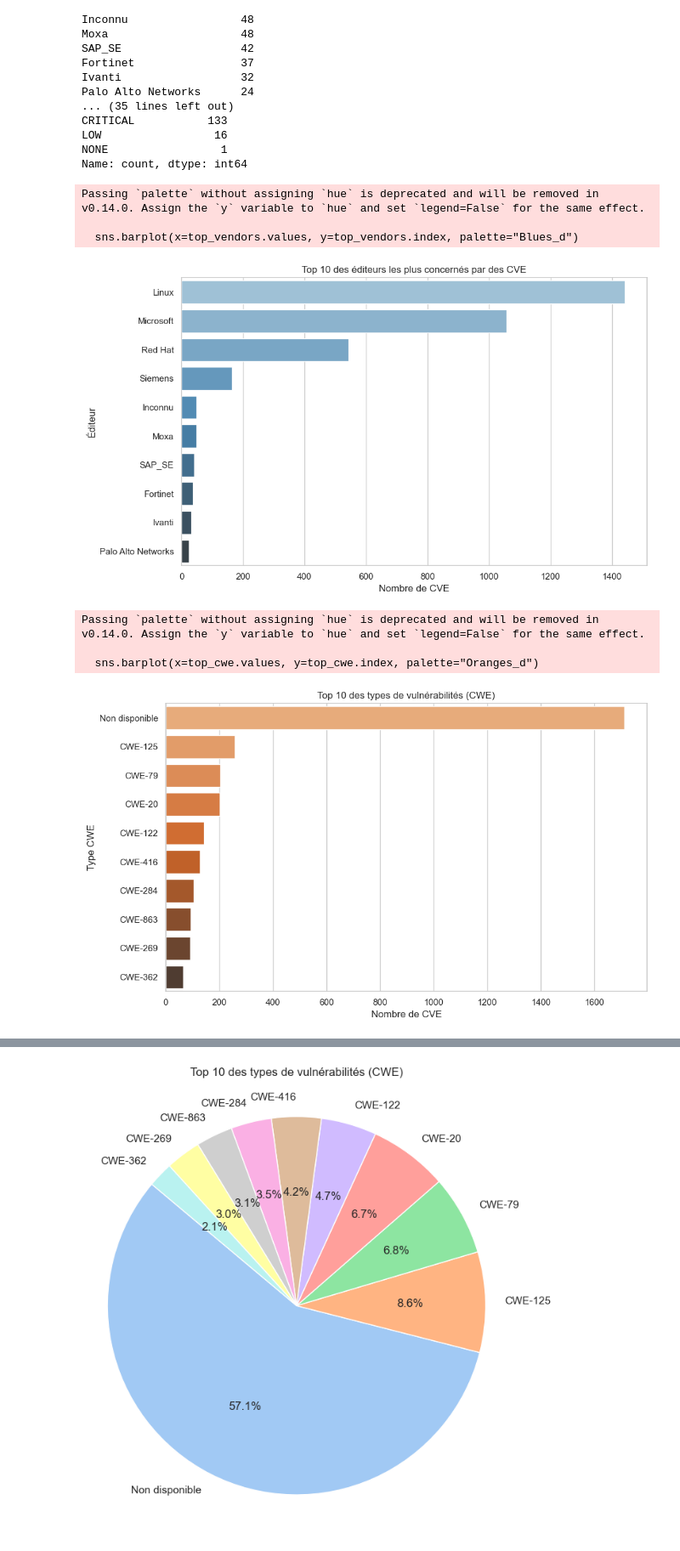
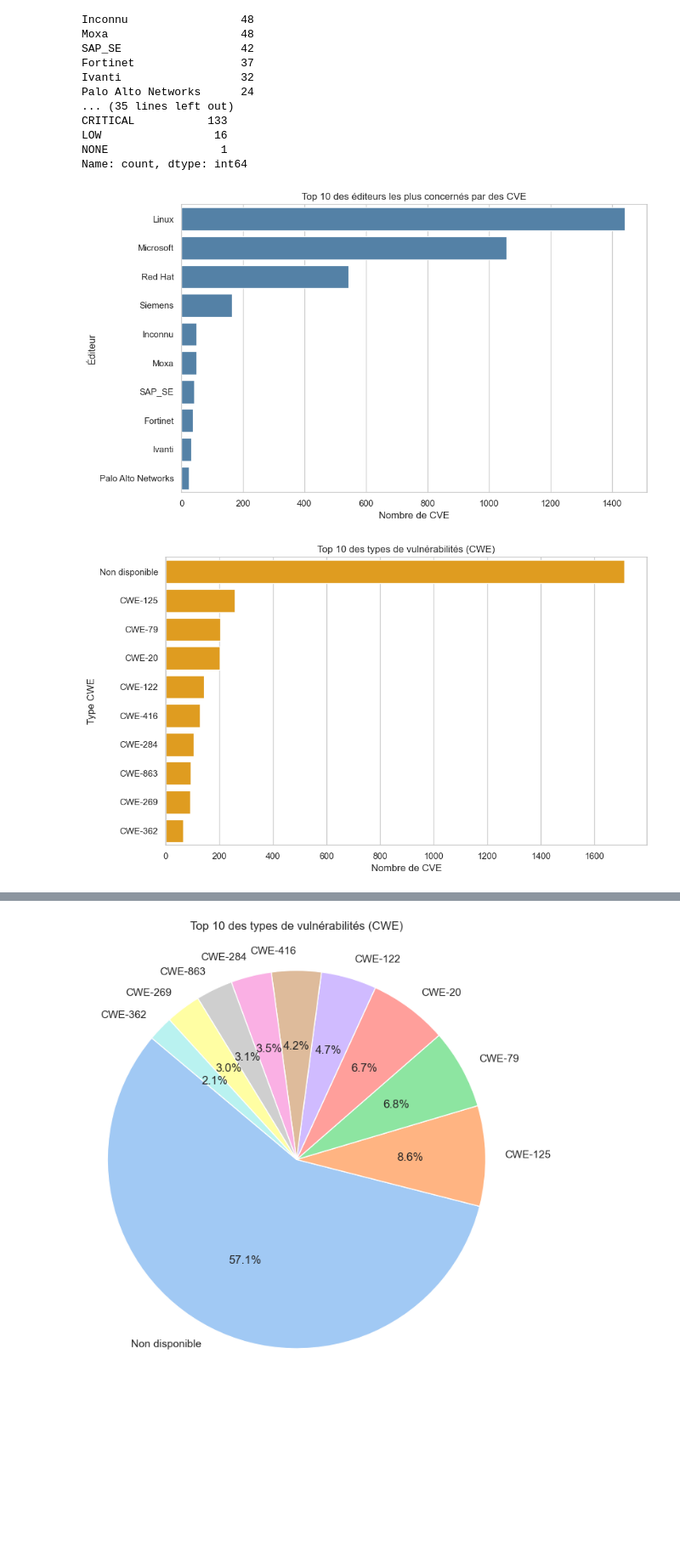
Before and after one commit to Sidy13/Analyse-ANSSI-CVE, a Jupyter notebook: analyse_cve.ipynb, the cells around one changed output, grey strips where cells are left out. Shown at 85% size. Cells and saved outputs as stored; diff of their text form; code cells hidden in the pictures; blank space fills up the shorter version.

```diff
--- a/analyse_cve.ipynb
+++ b/analyse_cve.ipynb
@@ -70,33 +70,35 @@ LOW                 16
 NONE                 1
 Name: count, dtype: int64
 # %%
-top_vendors = df["Éditeur/Vendor"].value_counts().head(10)
+# Calcul du top 10 des éditeurs
+top_vendors = df["Éditeur/Vendor"].value_counts().head(10).reset_index()
+top_vendors.columns = ["Éditeur", "Nombre de CVE"]
 
+# Affichage du graphique
 plt.figure(figsize=(10, 6))
-sns.barplot(x=top_vendors.values, y=top_vendors.index, palette="Blues_d")
+sns.barplot(data=top_vendors, x="Nombre de CVE", y="Éditeur", color="steelblue")
 plt.title("Top 10 des éditeurs les plus concernés par des CVE")
 plt.xlabel("Nombre de CVE")
 plt.ylabel("Éditeur")
 plt.tight_layout()
+plt.savefig("graphe_top_editeurs.png")
 plt.show()
 # %% [output]
-Passing `palette` without assigning `hue` is deprecated and will be removed in v0.14.0. Assign the `y` variable to `hue` and set `legend=False` for the same effect.
-
-  sns.barplot(x=top_vendors.values, y=top_vendors.index, palette="Blues_d")
-[figure, old version]
+[figure, new version]
 # %%
-top_cwe = df["Type CWE"].value_counts().head(10)
+# Calcul du top 10 des types de vulnérabilités
+top_cwe = df["Type CWE"].value_counts().head(10).reset_index()
+top_cwe.columns = ["Type CWE", "Nombre de CVE"]
 
+# Affichage du graphique
 plt.figure(figsize=(10, 6))
-sns.barplot(x=top_cwe.values, y=top_cwe.index, palette="Oranges_d")
+sns.barplot(data=top_cwe, x="Nombre de CVE", y="Type CWE", color="orange")
 plt.title("Top 10 des types de vulnérabilités (CWE)")
 plt.xlabel("Nombre de CVE")
 plt.ylabel("Type CWE")
 plt.tight_layout()
+plt.savefig("graphe_types_cwe.png")
 plt.show()
 # %% [output]
-Passing `palette` without assigning `hue` is deprecated and will be removed in v0.14.0. Assign the `y` variable to `hue` and set `legend=False` for the same effect.
-
-  sns.barplot(x=top_cwe.values, y=top_cwe.index, palette="Oranges_d")
-[figure, old version]
+[figure, new version]
 # %%
```
Also changed, not shown: parts of 2 cells of this notebook, 7 other files.
